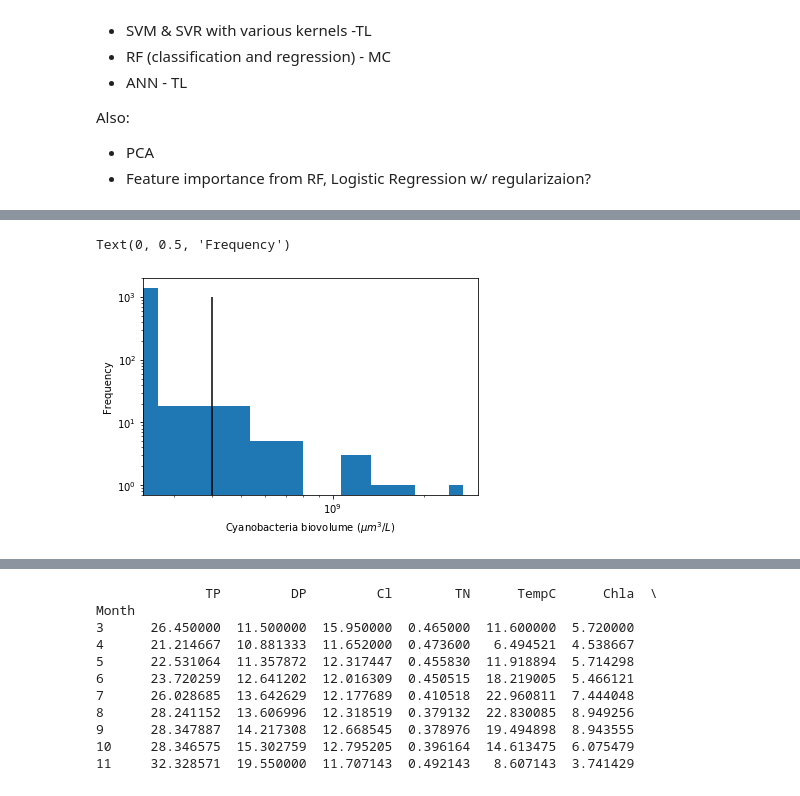
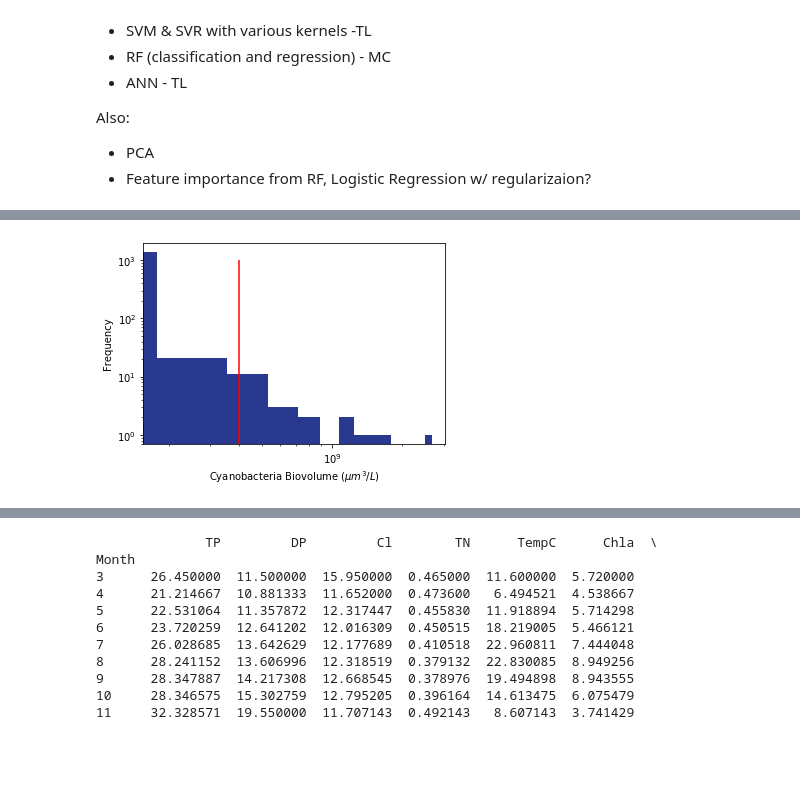
Before and after one commit to timolary/cyanobac-ml, a Jupyter notebook: Cyanobacteria_DataExploration.ipynb, the cells around one changed output, grey strips where cells are left out. Cells and saved outputs as stored; diff of their text form; code cells hidden in the pictures; blank space fills up the shorter version.

Commit message:
updated histogram

```diff
--- a/Cyanobacteria_DataExploration.ipynb
+++ b/Cyanobacteria_DataExploration.ipynb
@@ -68,15 +68,16 @@ print(ds1[ds1['NP_Cya_bio'] >=4e8])
 3632   94.2  40.7    8.7    0.9   22.3   50.16      1  4.430000e+08
 # %%
 #Make a histogram to look at distribution of cyanobacteria biovolumes
-plt.hist(ds1['NP_Cya_bio'], bins = 10)
+plt.hist(ds1['NP_Cya_bio'], bins = 15, log = True, color = '#2a3990')
+plt.subplots_adjust(left=0.2, right=0.9, top=0.9, bottom=0.2)
 plt.xscale('log')
 plt.yscale('log')
-plt.vlines(4e8, 0, 1e3)
-plt.xlabel('Cyanobacteria biovolume ($\mu m^3/L$)')
+plt.vlines(4e8, 0, 1e3, colors = 'r')
+plt.xlabel('Cyanobacteria Biovolume ($\mu m^3/L$)')
 plt.ylabel('Frequency')
+plt.savefig('cyano_hist.png')
 # %% [output]
-Text(0, 0.5, 'Frequency')
-[figure, old version]
+[figure, new version]
 # %%
 #Create cleaned dataframe, ds2:
 ds2 = ds1.drop(['StationID', 'Station', 'Date', 'Time', 'Stratum', 'Depth'], axis=1)
```
Also changed, not shown: 1 other file.
